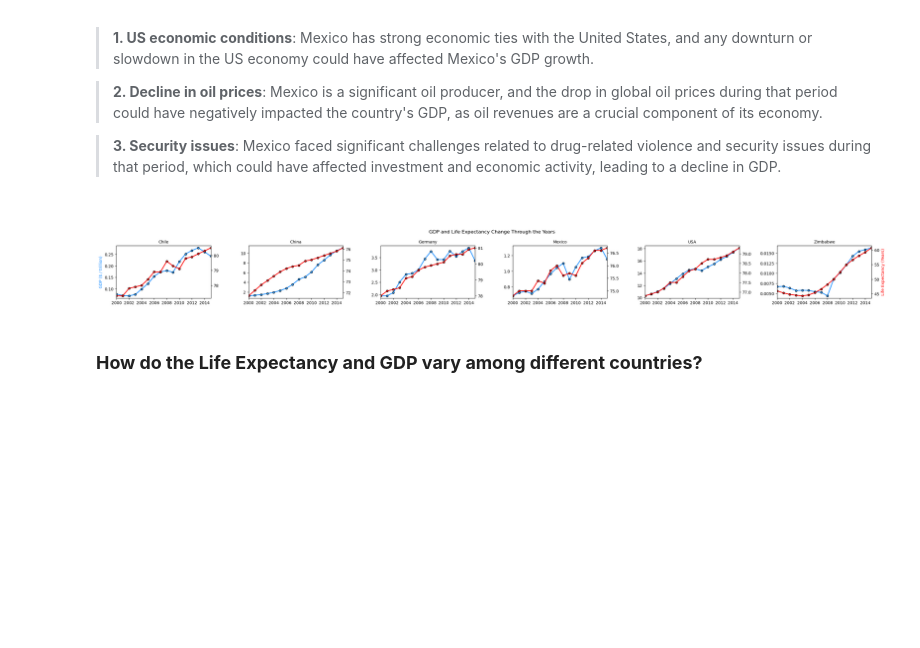
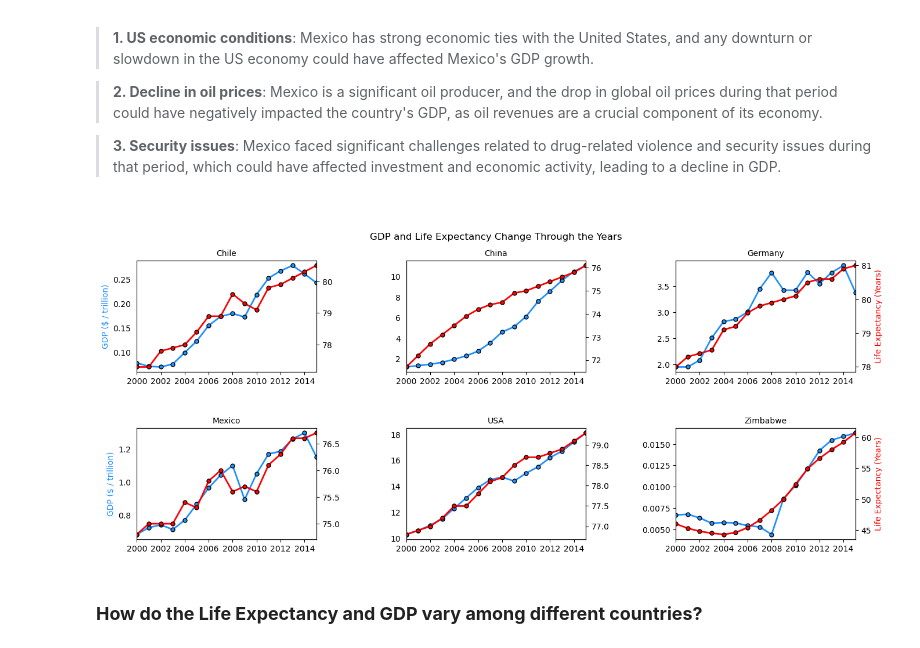
Before and after one commit to Privlak/Life_Expectancy_and_GDP, a Jupyter notebook: life_expectancy_gdp.ipynb, the cells around one changed output. Cells and saved outputs as stored; diff of their text form; code cells hidden in the pictures; blank space fills up the shorter version.

```diff
--- a/life_expectancy_gdp.ipynb
+++ b/life_expectancy_gdp.ipynb
@@ -281,32 +281,45 @@ Here are **some potential reasons for the decline in GDP during that period for
 
 <br>
 # %%
-gpd_leaby = sns.FacetGrid(df, col="country", col_wrap=6, sharey=False, despine=False, xlim=(2000, 2015), aspect=1.5)
+gpd_leaby = sns.FacetGrid(df, col="country", col_wrap=3, sharey=False, sharex=False, despine=False, xlim=(2000, 2015), aspect=1.5)
 
 def plot_gdp(data, **kwargs):
     ax = plt.gca()
-    data.plot(kind='line', x='year', y='gdp', marker="o", ax=ax, linewidth=2, markersize=5, markeredgecolor='black', **kwargs)
+    data.plot(kind="line", x="year", y="gdp", marker="o", ax=ax, linewidth=2, markersize=5, markeredgecolor="black", **kwargs)
 
 def plot_leaby(data, **kwargs):
     ax = plt.gca()
-    data.plot(kind='line', x='year', y='leaby', marker="o", ax=ax, secondary_y=True, linewidth=2, markersize=5, markeredgecolor='black',  **kwargs)
+    data.plot(kind="line", x="year", y="leaby", marker="o", ax=ax, secondary_y=True, linewidth=2, markersize=5, markeredgecolor="black",  **kwargs)
 
 gpd_leaby.map_dataframe(plot_gdp, color="dodgerblue")
 gpd_leaby.map_dataframe(plot_leaby, color="red")
 
 gpd_leaby.set_titles(col_template="{col_name}")
 gpd_leaby.set_axis_labels("", "GDP ($ / trillion)", color="dodgerblue")
 
 axes = gpd_leaby.axes.flatten()
-axes[-1].right_ax.set_ylabel('Life Expectancy (Years)', color="red")
-for ax in gpd_leaby.axes.flatten():
+
+for i, ax in enumerate(axes):
+    if i in [0, 3]:
+        ax.set_ylabel("GDP ($ / trillion)", color="dodgerblue")
+    else:
+        ax.set_ylabel("")
+
+for i, ax in enumerate(axes):
+    if i in [2, 5]:
+        ax.right_ax.set_ylabel("Life Expectancy (Years)", color="red")
+    else:
+        ax.right_ax.set_ylabel("")
+        ax.yaxis.set_ticks_position("none")
+
+for ax in axes:
     ax.xaxis.set_major_locator(ticker.MaxNLocator(integer=True))
 
 gpd_leaby.fig.suptitle("GDP and Life Expectancy Change Through the Years")
-plt.subplots_adjust(top=0.8, hspace=0.5, wspace=0.4)
+plt.subplots_adjust(top=0.9, hspace=0.5, wspace=0.5)
 plt.show()
 # %% [output]
-[figure, old version]
+[figure, new version]
 # %% [markdown]
 ### **How do the Life Expectancy and GDP vary among different countries?**
 # %%
```
Also changed, not shown: parts of 4 cells of this notebook.
